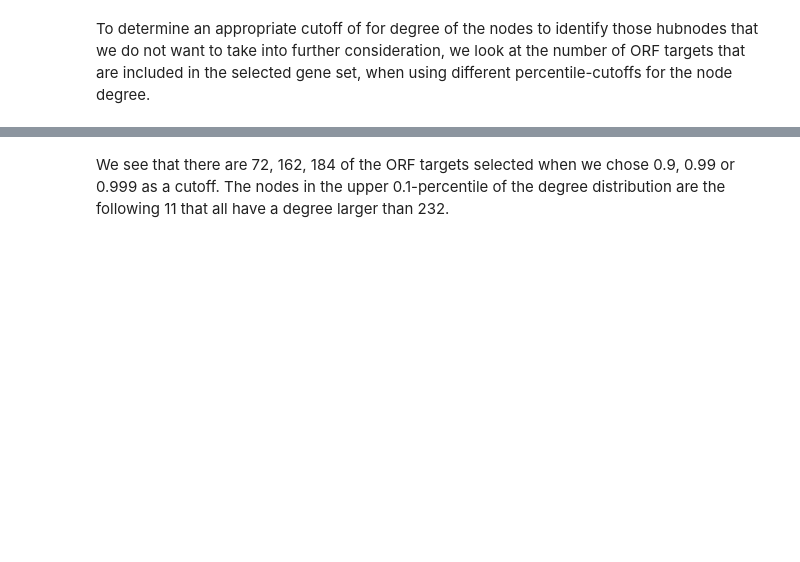
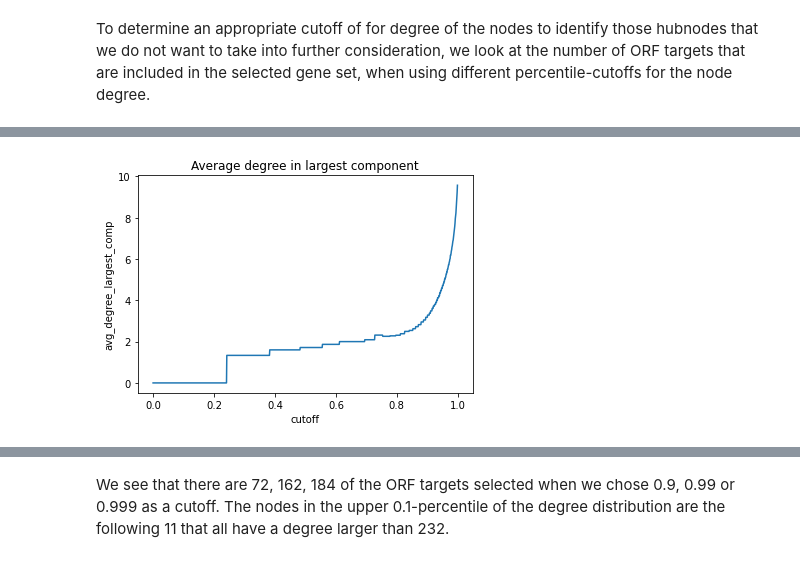
Before and after one commit to uhlerlab/image2reg, a Jupyter notebook: notebooks/ppi/preprocesssing/ppi_gex_preprocessing.ipynb, the cells around one changed output, grey strips where cells are left out. Cells and saved outputs as stored; diff of their text form; code cells hidden in the pictures; blank space fills up the shorter version.

```diff
--- a/notebooks/ppi/preprocesssing/ppi_gex_preprocessing.ipynb
+++ b/notebooks/ppi/preprocesssing/ppi_gex_preprocessing.ipynb
@@ -837,0 +827,9 @@ plt.show()
+# %%
+fig, ax = plt.subplots(figsize=[6, 4])
+ax = sns.lineplot(
+    data=hub_node_cutoff_screen, x="cutoff", y="avg_degree_largest_comp", ax=ax
+)
+plt.title("Average degree in largest component")
+plt.show()
+# %% [output]
+[figure, added]
```
Also changed, not shown: parts of 24 cells of this notebook, 5 other files.
